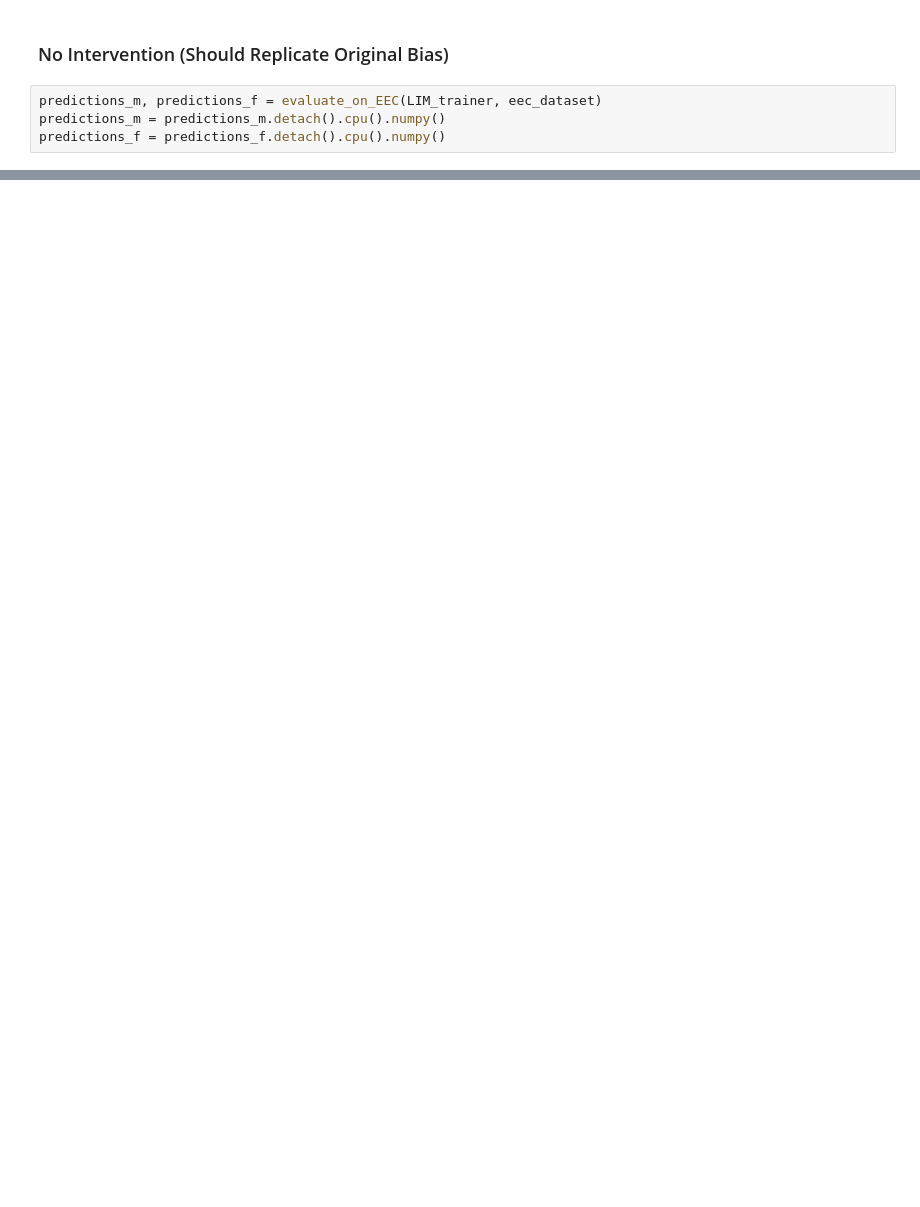
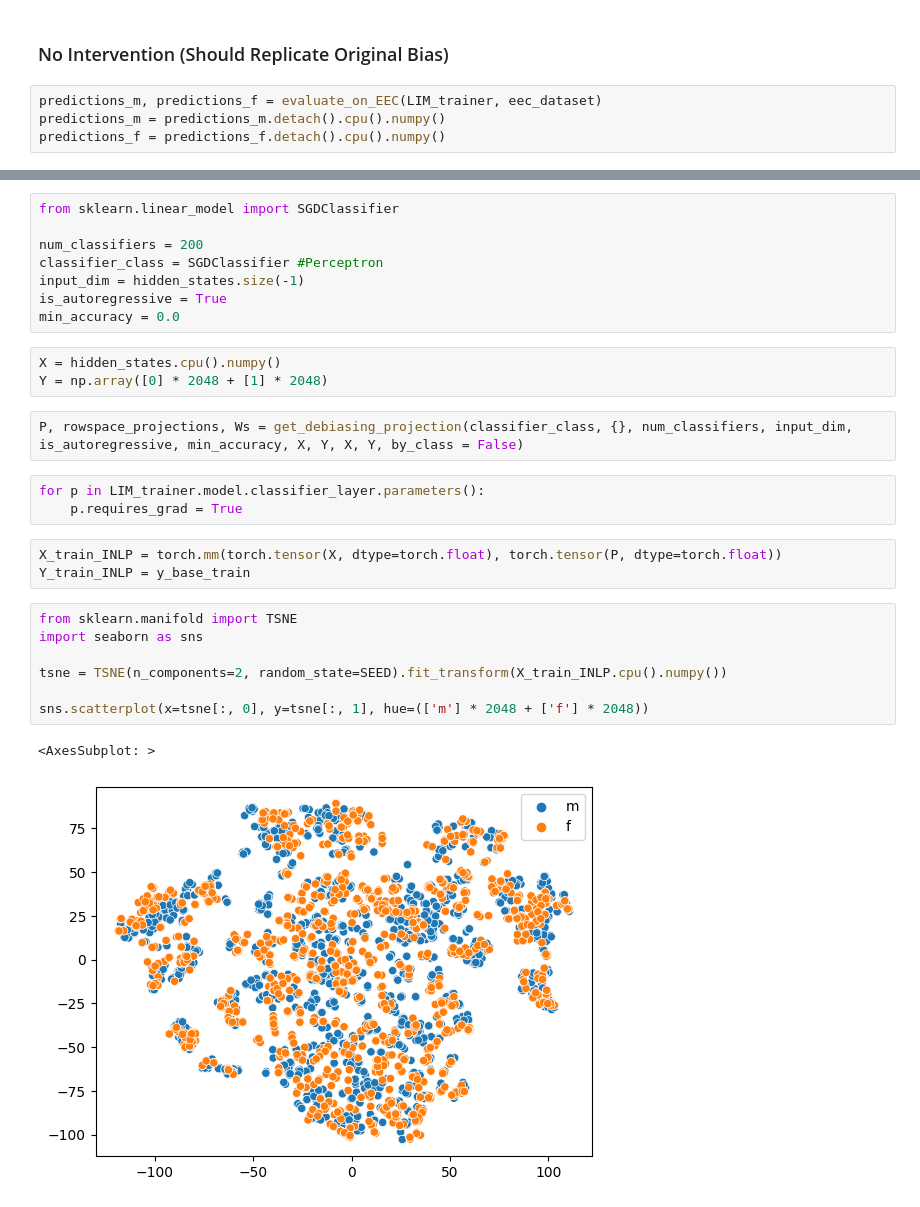
Before and after one commit to atticusg/InterchangeInterventions, a Jupyter notebook: iit_BERT.ipynb, the cells around one changed output, grey strips where cells are left out. Drawn from its saved outputs; the diff is of its cells as text; blank space fills up the shorter version.

```diff
--- a/iit_BERT.ipynb
+++ b/iit_BERT.ipynb
@@ -1214,0 +1460,29 @@ PearsonRResult(statistic=0.666418807902019, pvalue=1.1057104998436334e-142)
+# %%
+from sklearn.linear_model import SGDClassifier
+
+num_classifiers = 200
+classifier_class = SGDClassifier #Perceptron
+input_dim = hidden_states.size(-1)
+is_autoregressive = True
+min_accuracy = 0.0
+# %%
+X = hidden_states.cpu().numpy()
+Y = np.array([0] * 2048 + [1] * 2048)
+# %%
+P, rowspace_projections, Ws = get_debiasing_projection(classifier_class, {}, num_classifiers, input_dim, is_autoregressive, min_accuracy, X, Y, X, Y, by_class = False)
+# %%
+for p in LIM_trainer.model.classifier_layer.parameters():
+    p.requires_grad = True
+# %%
+X_train_INLP = torch.mm(torch.tensor(X, dtype=torch.float), torch.tensor(P, dtype=torch.float))
+Y_train_INLP = y_base_train
+# %%
+from sklearn.manifold import TSNE
+import seaborn as sns
+
+tsne = TSNE(n_components=2, random_state=SEED).fit_transform(X_train_INLP.cpu().numpy())
+
+sns.scatterplot(x=tsne[:, 0], y=tsne[:, 1], hue=(['m'] * 2048 + ['f'] * 2048))
+# %% [output]
+<AxesSubplot: >
+[figure, added]
```
Also changed, not shown: parts of 149 cells of this notebook, 8 other files.
